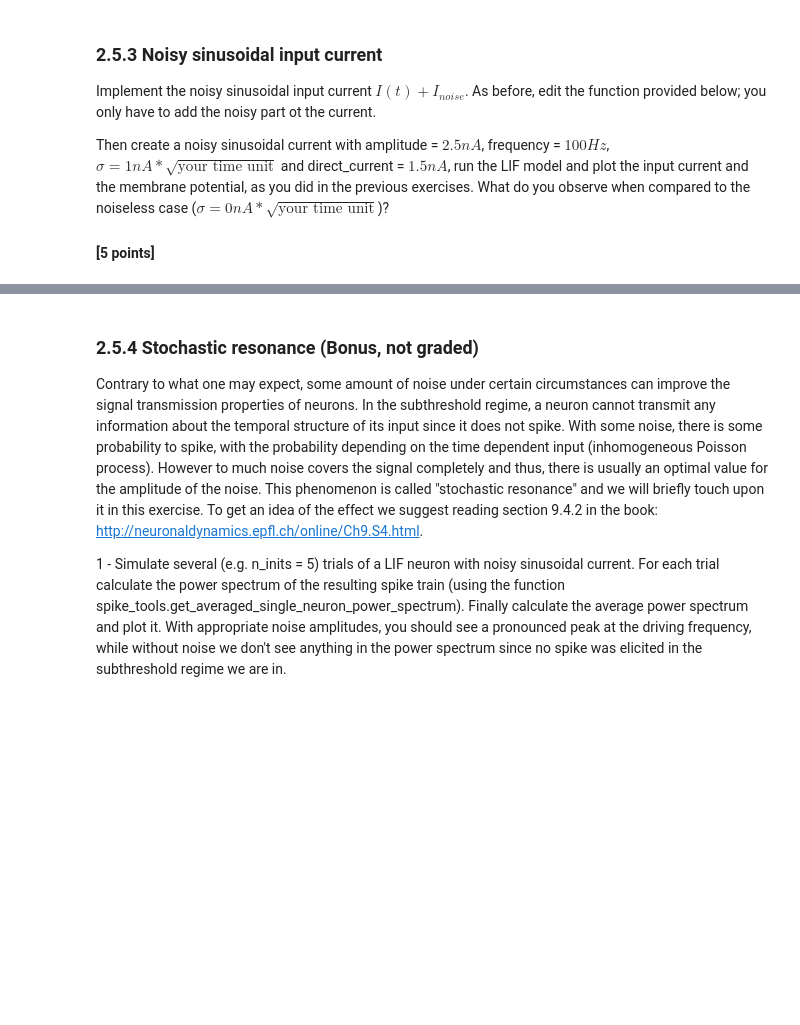
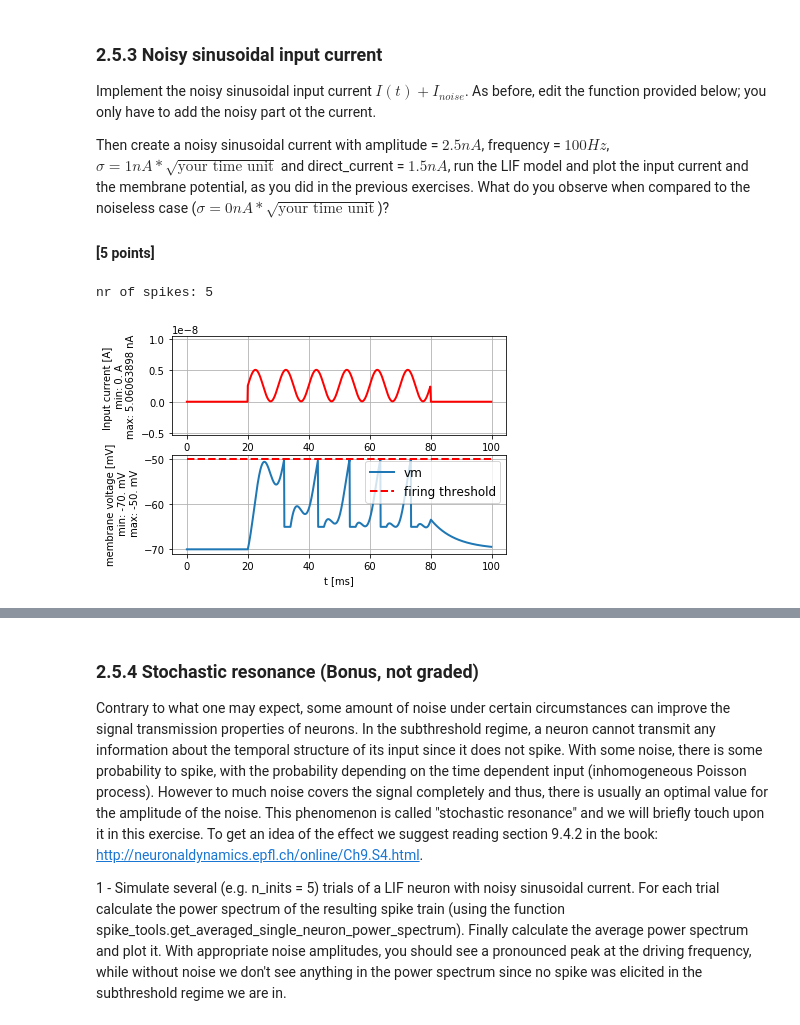
Before and after one commit to Shrecki/BioModNN, a Jupyter notebook: Ex2_Fabrice_Guibert_000.ipynb, the cells around one changed output, grey strips where cells are left out. Cells and saved outputs as stored; diff of their text form; code cells hidden in the pictures; blank space fills up the shorter version.

```diff
--- a/Ex2_Fabrice_Guibert_000.ipynb
+++ b/Ex2_Fabrice_Guibert_000.ipynb
@@ -632,36 +658,39 @@ def get_noisy_sinusoidal_current(t_start, t_end, unit_time,
         phi = range(0, (t_end - t_start) + 1)
         phi = phi * unit_time * frequency
         phi = phi * 2. * math.pi + phase_offset
-        c = numpy.sin(phi)
+        c = np.sin(phi)
         c = (direct_current + c * amplitude) # add direct current and scale by amplitude
         tmp[t_start: t_end + 1, 0] = c # add sinusoidal part of current
 
         # Add noisy part of current here
         # Pay attention to correct scaling with respect to the unit_time (time_step)
-        tmp[t_start:t_end] += ???
+        tmp[t_start:t_end] += sigma*np.random.randn()/np.sqrt(unit_time)
 
     curr = b2.TimedArray(tmp, dt= unit_time)
     return curr
 
 # ------------------
-amplitude = ???
-frequency = ???
+amplitude = 2.5*b2.nA
+frequency = 100.*b2.Hz
 time_unit = 1.*b2.ms
 time_step = 0.1*b2.ms # This is needed for higher temporal resolution
-sigma = ???
-direct_current = ???
+sigma = 1.*b2.nA*np.sqrt(time_step)
+direct_current = 1.5*b2.nA
 
 
 # Create a noisy sinusoidal current
 noisy_sinusoidal_current = get_noisy_sinusoidal_current(200, 800, unit_time = time_step,
                                            amplitude= amplitude, frequency=frequency,
                                           direct_current=direct_current, sigma = sigma)
 
 # Run the LIF model
 (state_monitor,spike_monitor) = LIF.simulate_LIF_neuron(input_current=noisy_sinusoidal_current, \
                                                         simulation_time = 100 * b2.ms)
 
 # plot I and vm
 plot_tools.plot_voltage_and_current_traces(state_monitor, noisy_sinusoidal_current, title="", \
                                            firing_threshold=LIF.FIRING_THRESHOLD)
 print("nr of spikes: {}".format(spike_monitor.count[0]))
+# %% [output]
+nr of spikes: 5
+[figure, added]
```
Also changed, not shown: parts of 9 cells of this notebook.
